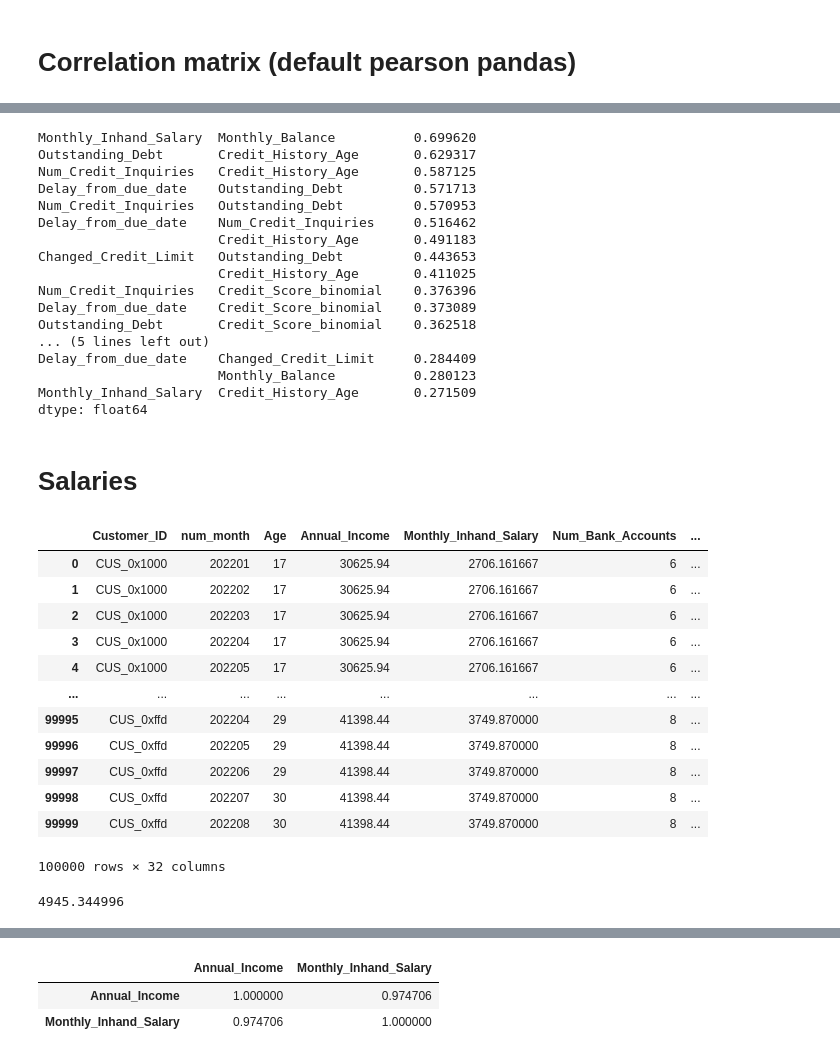
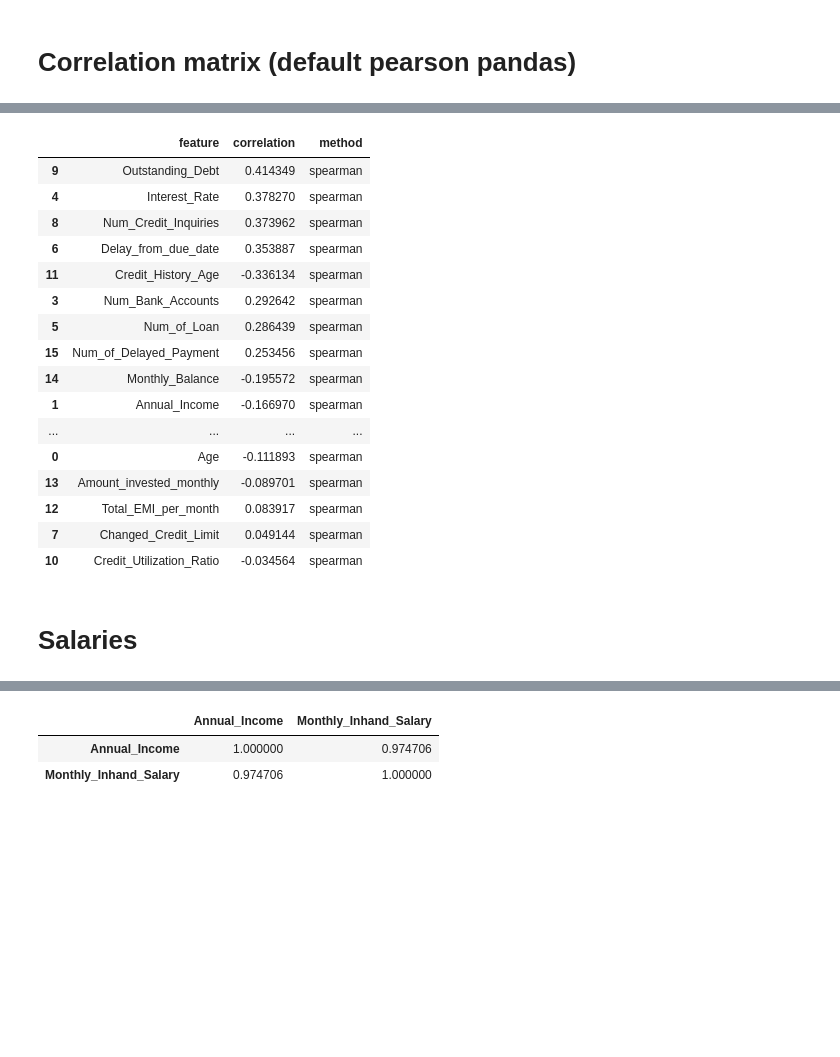
Before and after one commit to FerCorcuera/Credit-Score-Classification, a Jupyter notebook: notebooks/03_feature_engineering.ipynb, the cells around one changed output, grey strips where cells are left out. Saved outputs shown, nothing was run; the diff lists cells and outputs as text; code cells hidden in the pictures; blank space fills up the shorter version.

```diff
--- a/notebooks/03_feature_engineering.ipynb
+++ b/notebooks/03_feature_engineering.ipynb
@@ -139,53 +145,25 @@ plt.show()
 # %%
-corr_matrix = df[numeric_features].corr().abs()
-
-upper_triangle = corr_matrix.where(
-    np.triu(np.ones(corr_matrix.shape), k=1).astype(bool)
-)
-
-high_corr_paris = upper_triangle.stack().sort_values(ascending=False)
-
-high_corr_paris.head(20)
+correlation_analysis("Credit_Score_binomial", df[numeric_features])
 # %% [output]
-Monthly_Inhand_Salary  Monthly_Balance          0.699620
-Outstanding_Debt       Credit_History_Age       0.629317
-Num_Credit_Inquiries   Credit_History_Age       0.587125
-Delay_from_due_date    Outstanding_Debt         0.571713
-Num_Credit_Inquiries   Outstanding_Debt         0.570953
-Delay_from_due_date    Num_Credit_Inquiries     0.516462
-                       Credit_History_Age       0.491183
-Changed_Credit_Limit   Outstanding_Debt         0.443653
-                       Credit_History_Age       0.411025
-Num_Credit_Inquiries   Credit_Score_binomial    0.376396
-Delay_from_due_date    Credit_Score_binomial    0.373089
-Outstanding_Debt       Credit_Score_binomial    0.362518
-... (5 lines left out)
-Delay_from_due_date    Changed_Credit_Limit     0.284409
-                       Monthly_Balance          0.280123
-Monthly_Inhand_Salary  Credit_History_Age       0.271509
-dtype: float64
+|  | feature | correlation | method |
+| 9 | Outstanding_Debt | 0.414349 | spearman |
+| 4 | Interest_Rate | 0.378270 | spearman |
+| 8 | Num_Credit_Inquiries | 0.373962 | spearman |
+| 6 | Delay_from_due_date | 0.353887 | spearman |
+| 11 | Credit_History_Age | -0.336134 | spearman |
+| 3 | Num_Bank_Accounts | 0.292642 | spearman |
+| 5 | Num_of_Loan | 0.286439 | spearman |
+| 15 | Num_of_Delayed_Payment | 0.253456 | spearman |
+| 14 | Monthly_Balance | -0.195572 | spearman |
+| 1 | Annual_Income | -0.166970 | spearman |
+| ... | ... | ... | ... |
+| 0 | Age | -0.111893 | spearman |
+| 13 | Amount_invested_monthly | -0.089701 | spearman |
+| 12 | Total_EMI_per_month | 0.083917 | spearman |
+| 7 | Changed_Credit_Limit | 0.049144 | spearman |
+| 10 | Credit_Utilization_Ratio | -0.034564 | spearman |
 # %% [markdown]
 # Salaries
-# %%
-df
-# %% [output]
-|  | Customer_ID | num_month | Age | Annual_Income | Monthly_Inhand_Salary | Num_Bank_Accounts | ... |
-| 0 | CUS_0x1000 | 202201 | 17 | 30625.94 | 2706.161667 | 6 | ... |
-| 1 | CUS_0x1000 | 202202 | 17 | 30625.94 | 2706.161667 | 6 | ... |
-| 2 | CUS_0x1000 | 202203 | 17 | 30625.94 | 2706.161667 | 6 | ... |
-| 3 | CUS_0x1000 | 202204 | 17 | 30625.94 | 2706.161667 | 6 | ... |
-| 4 | CUS_0x1000 | 202205 | 17 | 30625.94 | 2706.161667 | 6 | ... |
-| ... | ... | ... | ... | ... | ... | ... | ... |
-| 99995 | CUS_0xffd | 202204 | 29 | 41398.44 | 3749.870000 | 8 | ... |
-| 99996 | CUS_0xffd | 202205 | 29 | 41398.44 | 3749.870000 | 8 | ... |
-| 99997 | CUS_0xffd | 202206 | 29 | 41398.44 | 3749.870000 | 8 | ... |
-| 99998 | CUS_0xffd | 202207 | 30 | 41398.44 | 3749.870000 | 8 | ... |
-| 99999 | CUS_0xffd | 202208 | 30 | 41398.44 | 3749.870000 | 8 | ... |
-100000 rows × 32 columns
-# %%
-412.112083 * 12
-# %% [output]
-4945.344996
 # %%
 df["anual_month_salary_ratio"] = df["Annual_Income"] / df["Monthly_Inhand_Salary"]
 print(
```
Also changed, not shown: parts of 21 cells of this notebook, 2 other files.
